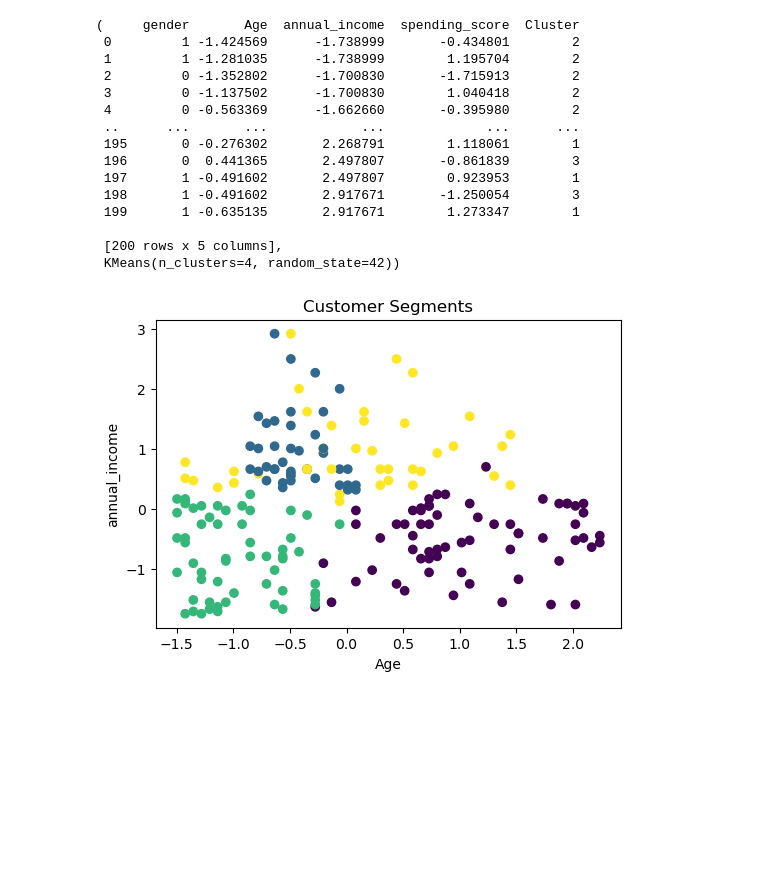
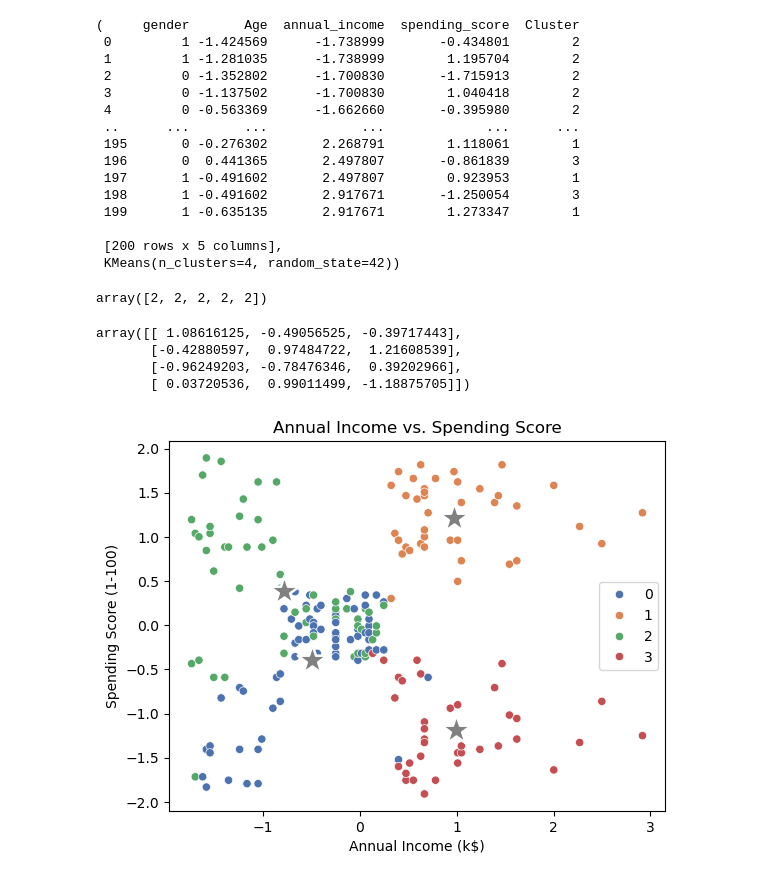
Before and after one commit to Gifted-Dev/customer-segmentation, a Jupyter notebook: notebooks/clustering.ipynb, the cells around one changed output. Cells and saved outputs as stored; diff of their text form; code cells hidden in the pictures; blank space fills up the shorter version.

```diff
--- a/notebooks/clustering.ipynb
+++ b/notebooks/clustering.ipynb
@@ -58,7 +58,7 @@ scale_features(df=dff, features=features)
 | 199 | 1 | -0.635135 | 2.917671 | 1.273347 |
 200 rows × 4 columns
 # %%
-kmeans = kmeans_clustering(df=dff, n_clusters=4, features=dff.columns)
+kmeans = kmeans_clustering(df=dff, n_clusters=4, features=features)
 
 kmeans
 # %% [output]
@@ -77,12 +77,33 @@ kmeans
 
  [200 rows x 5 columns],
  KMeans(n_clusters=4, random_state=42))
-# %%
-centroid = kmeans[1].cluster_centers_
-labels = dff['Cluster']
-
-plt.figure(figsize=(6,4))
-
-plot_clusters(df=dff, x_col='Age', y_col='annual_income', cluster_col='Cluster')
-# %% [output]
-[figure, removed]
+# %%
+centroids = kmeans[1].cluster_centers_
+labels = kmeans[1].labels_
+
+labels[:5]
+# %% [output]
+array([2, 2, 2, 2, 2])
+# %%
+centroids
+# %% [output]
+array([[ 1.08616125, -0.49056525, -0.39717443],
+       [-0.42880597,  0.97484722,  1.21608539],
+       [-0.96249203, -0.78476346,  0.39202966],
+       [ 0.03720536,  0.99011499, -1.18875705]])
+# %%
+import seaborn as sns
+
+sns.scatterplot(x=dff['annual_income'], y=dff['spending_score'], hue=labels, palette='deep')
+sns.scatterplot(
+    x= centroids[:,1],
+    y= centroids[:,2],
+    color= 'gray',
+    marker= '*',
+    s= 500
+)
+plt.xlabel("Annual Income (k$)")
+plt.ylabel("Spending Score (1-100)")
+plt.title("Annual Income vs. Spending Score");
+# %% [output]
+[figure, added]
```
Also changed, not shown: 2 other files.
